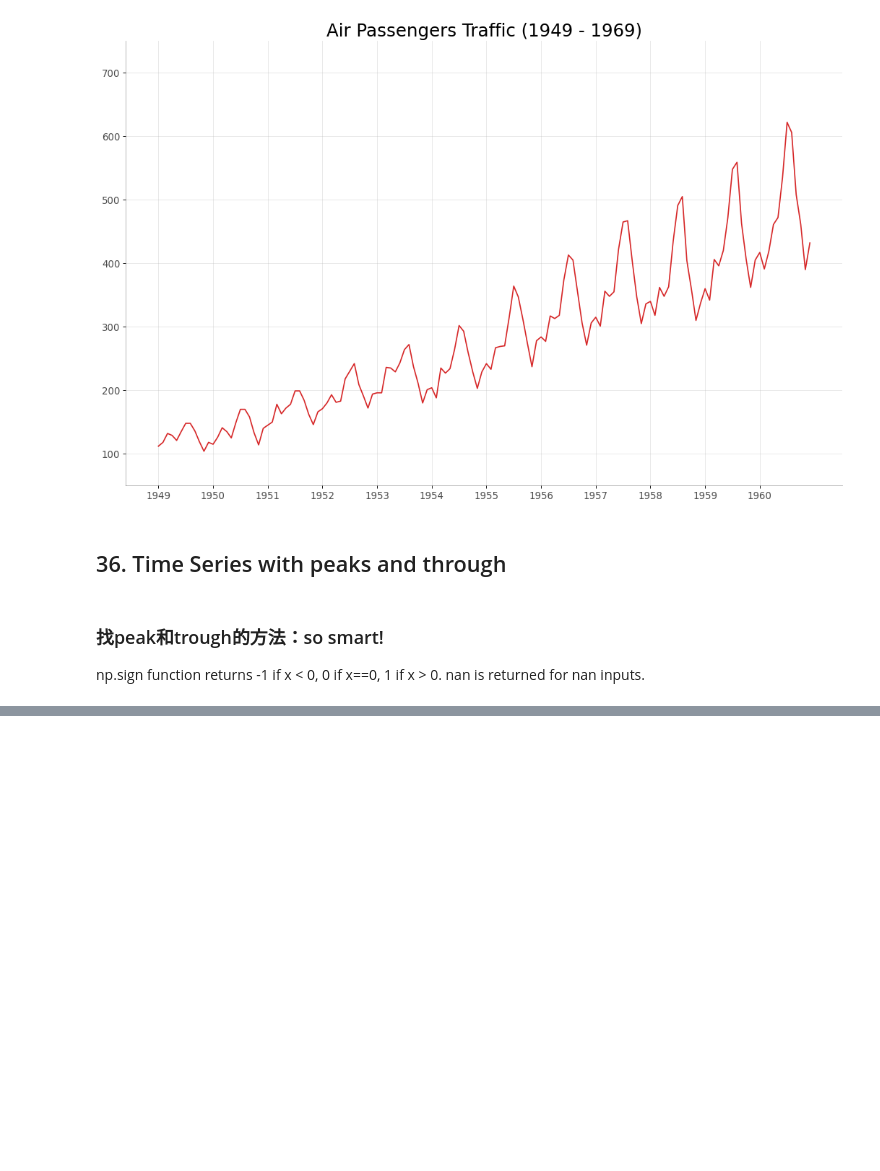
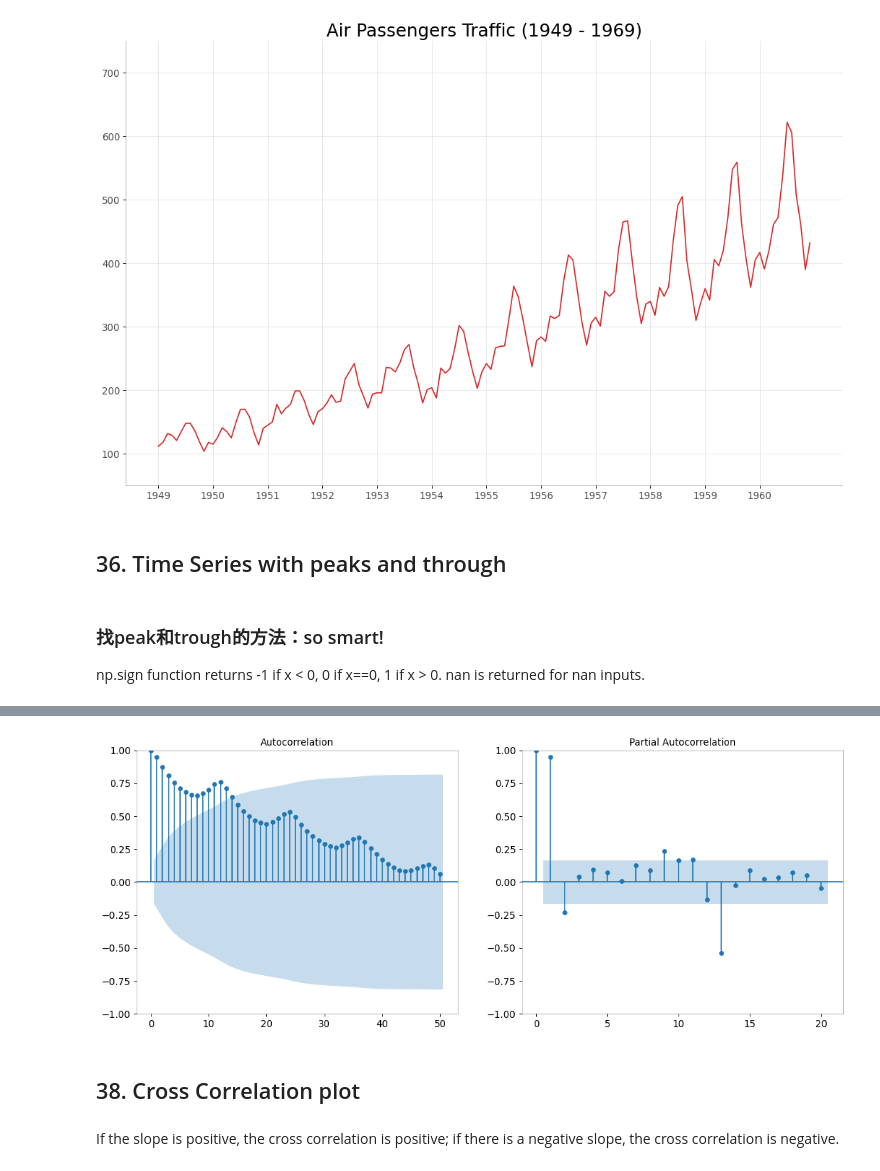
Before and after one commit to Fruitcoco/2023summer, a Jupyter notebook: matplotlib_visualizations/Change/times_series_and_other_graphs_that_represent_change.ipynb, the cells around one changed output, grey strips where cells are left out. Saved outputs shown, nothing was run; the diff lists cells and outputs as text; code cells hidden in the pictures; blank space fills up the shorter version.

```diff
--- a/matplotlib_visualizations/Change/times_series_and_other_graphs_that_represent_change.ipynb
+++ b/matplotlib_visualizations/Change/times_series_and_other_graphs_that_represent_change.ipynb
@@ -89,0 +100,26 @@ array([ 1,  1, -1, -1,  1,  1,  0, -1, -1, -1,  1, -1,  1,  1, -1, -1,  1,
+# %%
+from statsmodels.graphics.tsaplots import plot_acf,plot_pacf
+# Import Data
+df = pd.read_csv('https://github.com/selva86/datasets/raw/master/AirPassengers.csv')
+# %%
+##Draw plot
+fig, (ax1, ax2) = plt.subplots(1,2,figsize=(16,6), dpi= 80)
+plot_acf(df.value.tolist(), ax=ax1, lags=50)
+plot_pacf(df.value.tolist(), ax=ax2, lags=20)
+# Decorate
+# lighten the borders
+ax1.spines["top"].set_alpha(.3); ax2.spines["top"].set_alpha(.3)
+ax1.spines["bottom"].set_alpha(.3); ax2.spines["bottom"].set_alpha(.3)
+ax1.spines["right"].set_alpha(.3); ax2.spines["right"].set_alpha(.3)
+ax1.spines["left"].set_alpha(.3); ax2.spines["left"].set_alpha(.3)
+
+# font size of tick labels
+ax1.tick_params(axis='both', labelsize=12)
+ax2.tick_params(axis='both', labelsize=12)
+plt.show()
+# %% [output]
+[figure, added]
+# %% [markdown]
+## 38. Cross Correlation plot
+# %% [markdown]
+If the slope is positive, the cross correlation is positive; if there is a negative slope, the cross correlation is negative.
```
Also changed, not shown: parts of 42 cells of this notebook.
